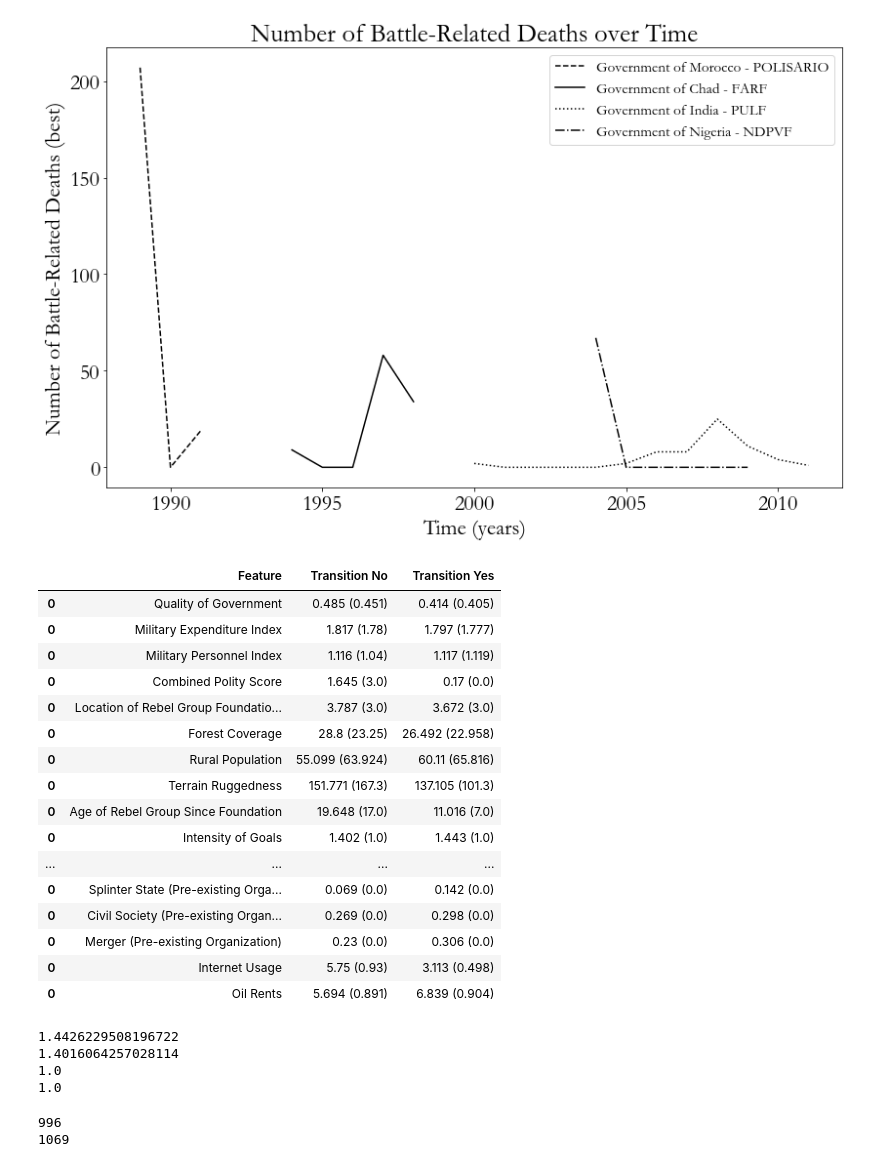
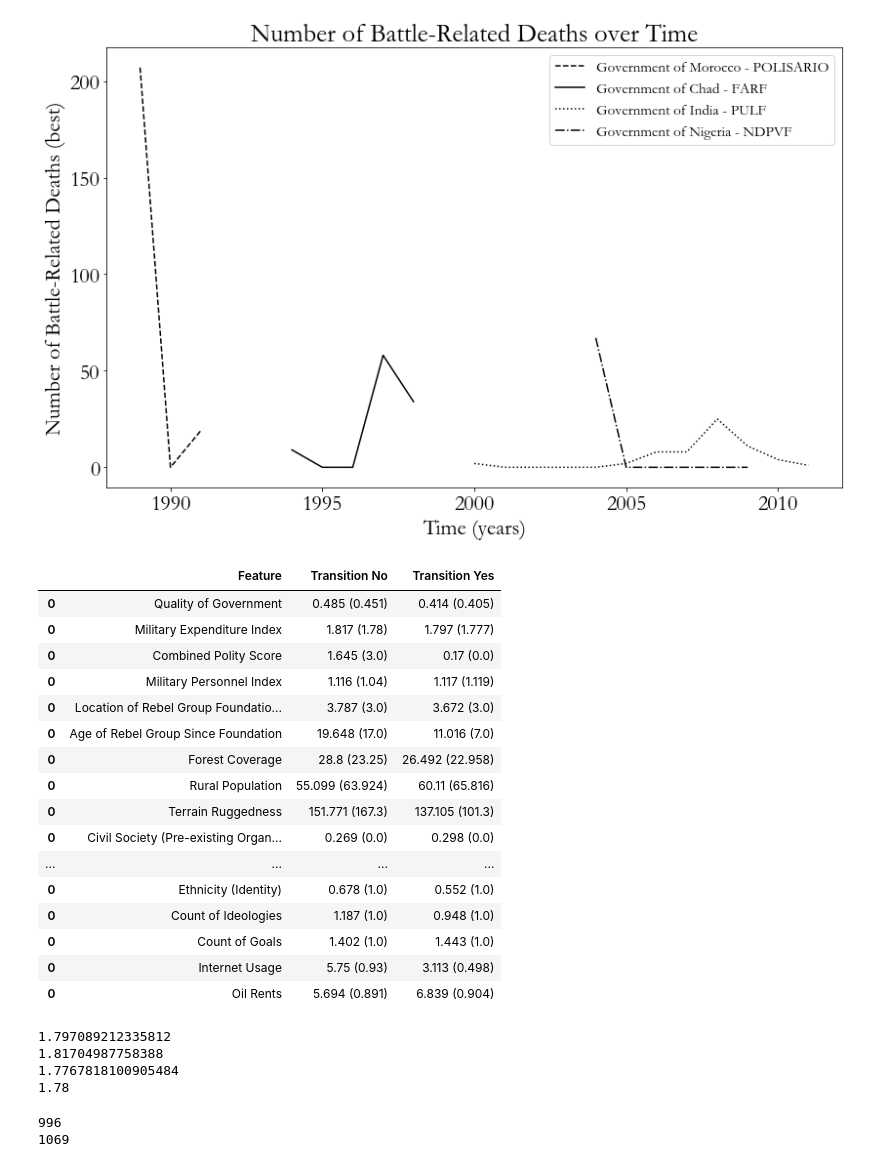
Before and after one commit to frankiiii/master_thesis, a Jupyter notebook: 08_desciptive_analysis.ipynb, the cells around one changed output. Cells and saved outputs as stored; diff of their text form; code cells hidden in the pictures.

```diff
--- a/08_desciptive_analysis.ipynb
+++ b/08_desciptive_analysis.ipynb
@@ -27,18 +27,18 @@ if not os.path.exists('C:\\Users\\frank\\Desktop\\master_thesis_out'):
     os.makedirs('C:\\Users\\frank\\Desktop\\master_thesis_out')
 
 # add subfolders for the out path
-out_paths = {
+out_dict = {
     "desciptive_plots_outcome": 'C:\\Users\\frank\\Desktop\\master_thesis_out\desciptive_plots_outcome',
     "desciptive_tables_outcome": 'C:\\Users\\frank\\Desktop\\master_thesis_out\desciptive_tables_outcome',
     "data": 'C:\\Users\\frank\\Desktop\\master_thesis_out\data',
     "imp": 'C:\\Users\\frank\\Desktop\\master_thesis_out\data\imp'
 }
 
-for key, val in out_paths.items():
-    if not os.path.exists(val):
-        os.makedirs(val)
+for path in out_dict.values():
+    if not os.path.exists(path):
+        os.makedirs(path)
 
-out_paths["desciptive_tables_outcome"]
+out_dict["desciptive_tables_outcome"]
 # %% [output]
 'C:\\Users\\frank\\Desktop\\master_thesis_out\\desciptive_tables_outcome'
 # %%
@@ -74,12 +74,12 @@ dict_feat_names = {
   'internet_use': "Internet Usage",
   'internet_use_log': "Internet Usage (log)",
   "age_formation": "Age of Rebel Group Since Foundation",
-  "ideo_total": "Intensity of Ideology",
-  "goal_total": "Intensity of Goals",
+  "ideo_total": "Count of Ideologies",
+  "goal_total": "Count of Goals",
 }
 # %%
 ### Load data -----
-df = pd.read_csv(os.path.join(out_paths["imp"], "df_imp_1.csv")) ### <----- change to use other imputed datasets
+df = pd.read_csv(os.path.join(out_dict["imp"], "df_imp_1.csv")) ### <----- change to use other imputed datasets
 #df = pd.read_csv(os.path.join(out_paths["imp"], "df_imp_simple_interpolated.csv"))
 df.head(3)
 # %% [output]
@@ -495,50 +524,60 @@ def summary_tab(df,
 # %%
 ### Get summary table for involved variables ---
 pd.options.display.float_format = '{:.3f}'.format
 
 sum_tab= summary_tab(df=df_s,
-    features= feat_state_capacity + feat_rebel_visibility +  ["goal_total",
-    "ideo_total",
-    "ident_ethnicity",
+    features = [
+     "gov_qual",
+     "milexp_in",
+     "polity2",
+     "milper_in",
+     "foundloc_cat_cat",
+     "age_formation",
+     "forest_cov",
+     "rural",
+     "terrain",
+    "parent_civil_society",
     "parent_splinter_nonstate",
     "parent_splinter_state",
-    "parent_civil_society",
     "parent_merger",
+    "ident_ethnicity",
+    "ideo_total",
+    "goal_total",
     "internet_use",
     "oil",])
 
 # Save table
-sum_tab.to_latex(os.path.join(out_paths["desciptive_tables_outcome"], f"_sum_tab.tex"), index=False)
+sum_tab.to_latex(os.path.join(out_dict["desciptive_tables_outcome"], f"_sum_tab.tex"), index=False)
 sum_tab
 # %% [output]
 |  | Feature | Transition No | Transition Yes |
 | 0 | Quality of Government | 0.485 (0.451) | 0.414 (0.405) |
 | 0 | Military Expenditure Index | 1.817 (1.78) | 1.797 (1.777) |
+| 0 | Combined Polity Score | 1.645 (3.0) | 0.17 (0.0) |
 | 0 | Military Personnel Index | 1.116 (1.04) | 1.117 (1.119) |
-| 0 | Combined Polity Score | 1.645 (3.0) | 0.17 (0.0) |
 | 0 | Location of Rebel Group Foundatio... | 3.787 (3.0) | 3.672 (3.0) |
+| 0 | Age of Rebel Group Since Foundation | 19.648 (17.0) | 11.016 (7.0) |
 | 0 | Forest Coverage | 28.8 (23.25) | 26.492 (22.958) |
 | 0 | Rural Population | 55.099 (63.924) | 60.11 (65.816) |
 | 0 | Terrain Ruggedness | 151.771 (167.3) | 137.105 (101.3) |
-| 0 | Age of Rebel Group Since Foundation | 19.648 (17.0) | 11.016 (7.0) |
-| 0 | Intensity of Goals | 1.402 (1.0) | 1.443 (1.0) |
+| 0 | Civil Society (Pre-existing Organ... | 0.269 (0.0) | 0.298 (0.0) |
 | ... | ... | ... | ... |
-| 0 | Splinter State (Pre-existing Orga... | 0.069 (0.0) | 0.142 (0.0) |
-| 0 | Civil Society (Pre-existing Organ... | 0.269 (0.0) | 0.298 (0.0) |
-| 0 | Merger (Pre-existing Organization) | 0.23 (0.0) | 0.306 (0.0) |
+| 0 | Ethnicity (Identity) | 0.678 (1.0) | 0.552 (1.0) |
+| 0 | Count of Ideologies | 1.187 (1.0) | 0.948 (1.0) |
+| 0 | Count of Goals | 1.402 (1.0) | 1.443 (1.0) |
 | 0 | Internet Usage | 5.75 (0.93) | 3.113 (0.498) |
 | 0 | Oil Rents | 5.694 (0.891) | 6.839 (0.904) |
 # %%
 ### Check manually ----
-print(df_s["goal_total"].loc[df_s['active_year_onset_drop']==1].mean())
-print(df_s["goal_total"].loc[df_s['active_year_onset_drop']==0].mean())
-print(df_s["goal_total"].loc[df_s['active_year_onset_drop']==1].median())
-print(df_s["goal_total"].loc[df_s['active_year_onset_drop']==0].median())
+print(df_s["milexp_in"].loc[df_s['active_year_onset_drop']==1].mean())
+print(df_s["milexp_in"].loc[df_s['active_year_onset_drop']==0].mean())
+print(df_s["milexp_in"].loc[df_s['active_year_onset_drop']==1].median())
+print(df_s["milexp_in"].loc[df_s['active_year_onset_drop']==0].median())
 # %% [output]
-1.4426229508196722
-1.4016064257028114
-1.0
-1.0
+1.797089212335812
+1.81704987758388
+1.7767818100905484
+1.78
 # %%
 ### Value frequency (complete dataset) -----
 print(df[df.active_year == 0].shape[0]) #
```
Also changed, not shown: parts of 15 cells of this notebook.
